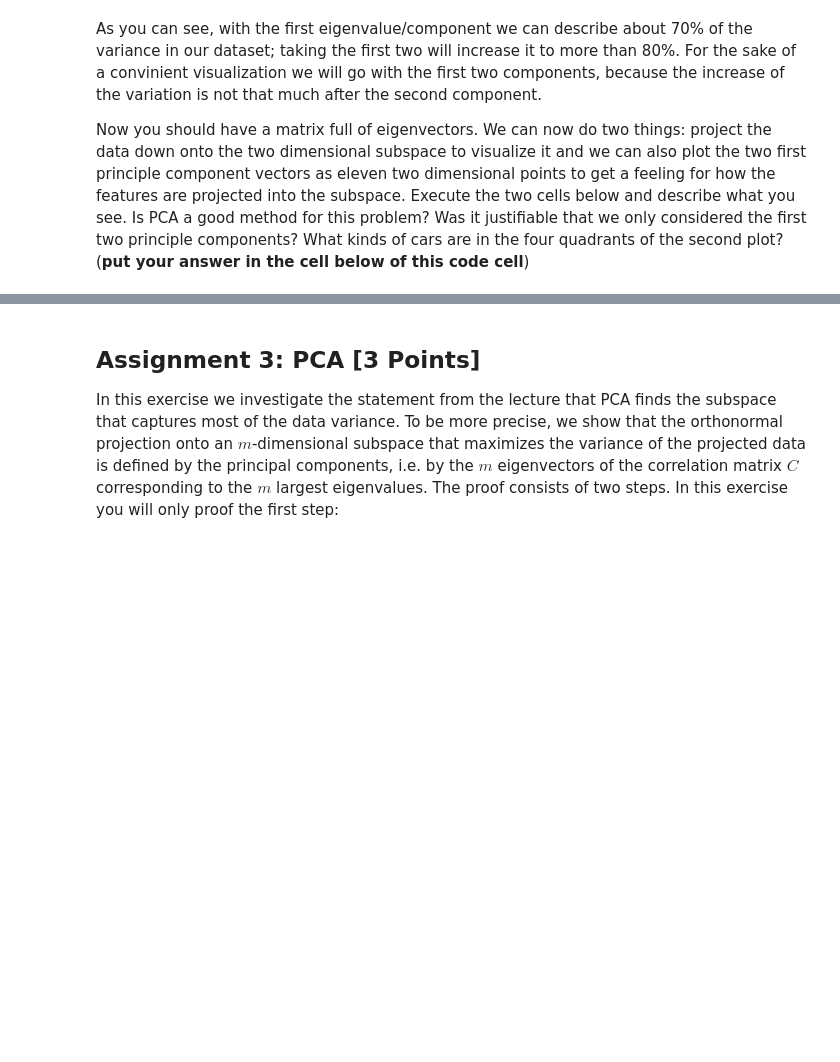
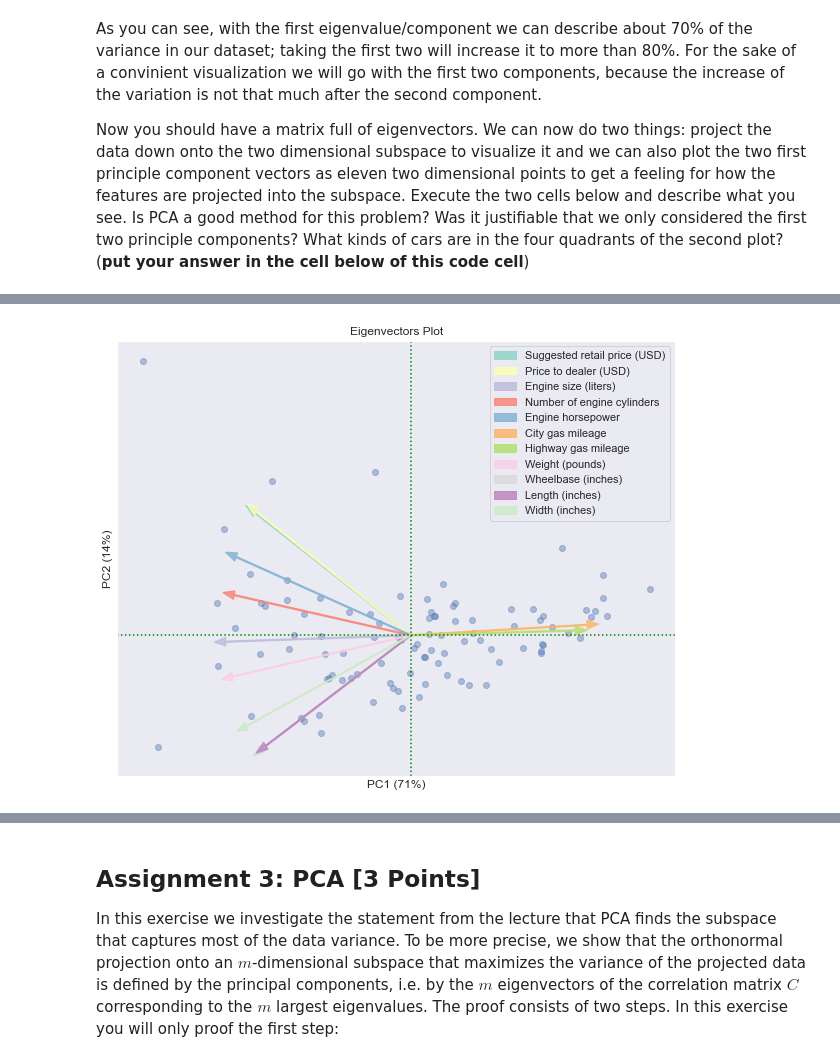
Before and after one commit to MagMueller/MLHW, a Jupyter notebook: Sheet_05_Magnus/Sheet 05/sheet05.ipynb, the cells around one changed output, grey strips where cells are left out. Saved outputs shown, nothing was run; the diff lists cells and outputs as text; code cells hidden in the pictures; blank space fills up the shorter version.

```diff
--- a/Sheet_05_Magnus/Sheet 05/sheet05.ipynb
+++ b/Sheet_05_Magnus/Sheet 05/sheet05.ipynb
@@ -170,3 +320,37 @@ plt.text(-18,-15, 'PC2');
+# %%
+# Set the plot
+
+plt.figure(figsize=(10,8))
+
+plt.title('Eigenvectors Plot')
+plt.axhline(0, color='green', linestyle=':')
+plt.axvline(0, color='green', linestyle=':')
+plt.xticks([])
+plt.yticks([])
+plt.xlabel('PC1 ({}%)'.format(round(var_exp[0])))
+plt.ylabel('PC2 ({}%)'.format(round(var_exp[1])))
+
+
+# plot centered projected data
+proj = proj - np.mean(proj, axis=0)
+
+
+plt.scatter(proj[0], proj[1], alpha=.4) # changed this line
+
+# scale eigenvectors
+eigenvec_s = eigenvec * np.sqrt(eigenval)
+
+# Plot the eigenvector and add the labels
+for idx, eivec in enumerate(eigenvec_s[:,:2]):
+    plt.arrow(0, 0, eivec[0]*5, eivec[1]*5, alpha=.8,
+              color=plt.get_cmap('Set3')(idx),
+              width=0.03, head_width=.2, label=cols[idx])
+
+plt.legend()
+
+plt.show()
+# %% [output]
+[figure, added]
 # %%
 # Set the plot
 
```
Also changed, not shown: parts of 28 cells of this notebook.
